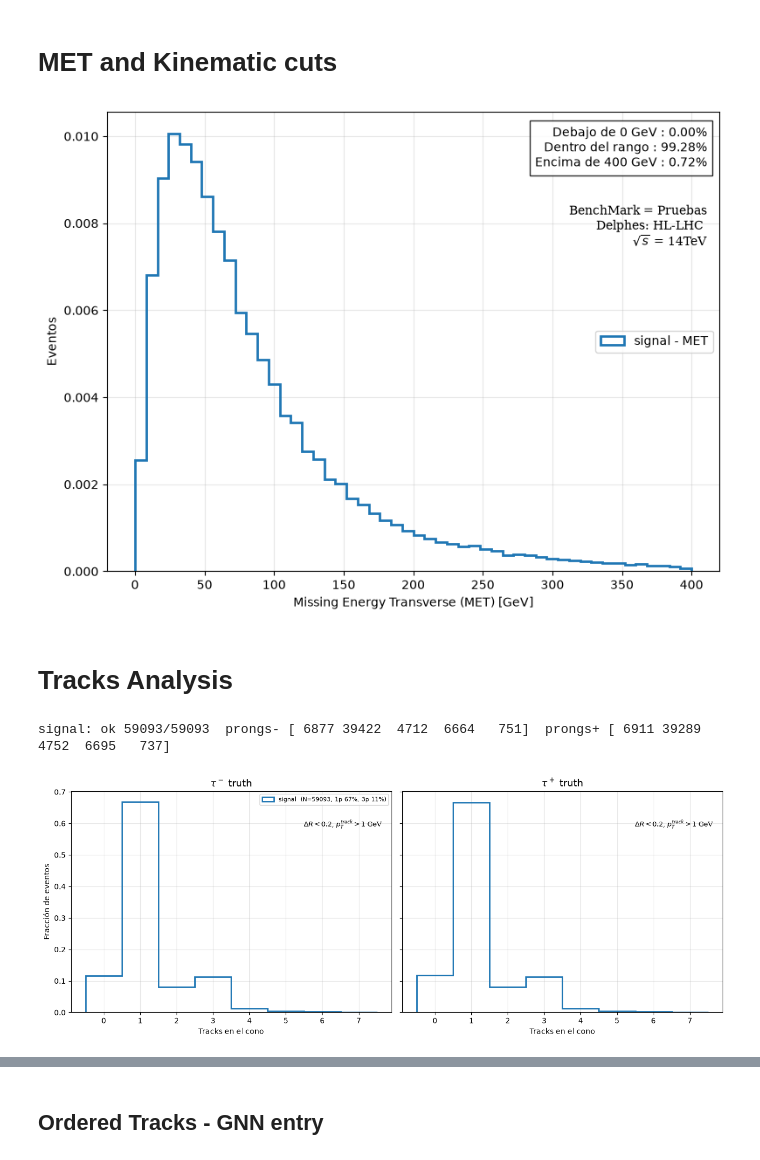
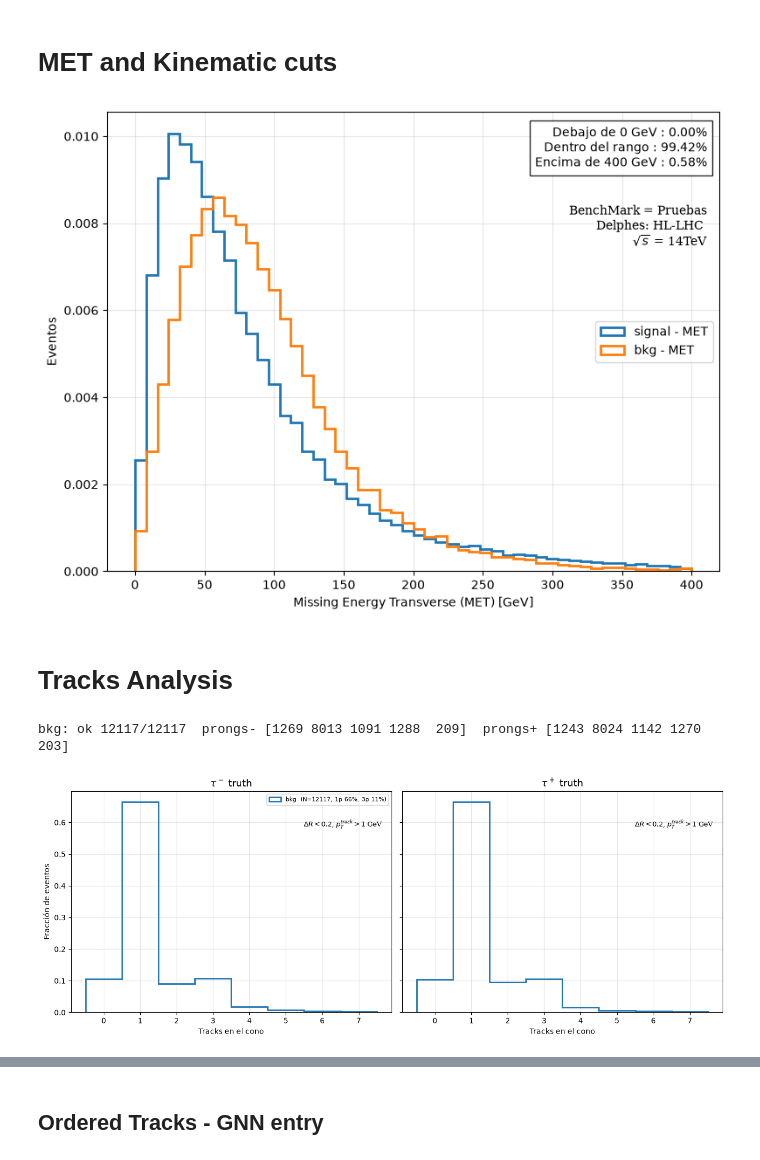
Before and after one commit to Genarobarco/diHiggs-Project, a Jupyter notebook: RecAnalysis/scripts/Rec_Onlyfile.ipynb, the cells around one changed output, grey strips where cells are left out. Cells and saved outputs as stored; diff of their text form; code cells hidden in the pictures.

```diff
--- a/RecAnalysis/scripts/Rec_Onlyfile.ipynb
+++ b/RecAnalysis/scripts/Rec_Onlyfile.ipynb
@@ -167,14 +167,13 @@ def PT_and_IM_of_products(tau1, tau2, b1, b2):
 # Data
 # %%
 common_path_of_data = "/home/usuario/Madgraph/projects/"
-saving_path = '/home/usuario/VSCode/diHiggs-Project/RecAnalysis'
+saving_path = '/home/usuario/VSCode/diHiggs-Project/RecAnalysis/'
 
 Delphes = "HL-LHC"
 Energy_label = "14TeV"
 BenchMark = "Pruebas"
 process = "gg-hhj"
 
-data_to_analyse = f"{Delphes}_{Energy_label}_{BenchMark}_{process}"
 
 extracted_keys = ["Particle.PID", "Particle.Status", "Particle.PT", "Particle.Eta", "Particle.Phi", "Particle.Mass",
             "Jet.PT","Jet.Eta", "Jet.Phi", "Jet.Mass", "Jet.BTag","Jet.TauTag", "MissingET.MET",
@@ -182,7 +181,7 @@ extracted_keys = ["Particle.PID", "Particle.Status", "Particle.PT", "Particle.Et
 
 rutas = {
     'signal': "/home/usuario/Madgraph/projects/BM500_gg-hhj_1800k_reduced/output_ggHH_bbtata_BP1_81_0_delphes_events.root",
-#    'bkg': "/home/usuario/Madgraph/projects/pp_tthj-1800k_reduced/output_pp_tthj_h-tata_1800k_104_0_delphes_events.root",
+    'bkg': "/home/usuario/Madgraph/projects/pp_tthj-1800k_reduced/output_pp_tthj_h-tata_1800k_104_0_delphes_events.root",
 }
 
 def data_loader(rutas):
@@ -191,13 +190,13 @@ def data_loader(rutas):
 
 all_data = data_loader(rutas)
 
-N_data = len(all_data['signal'])
+N_data = len(all_data['bkg'])
 
-folder_path = f'/home/usuario/VSCode/diHiggs-Project/RecAnalysis/{data_to_analyse}'
+data_to_analyse = f"{Delphes}_{Energy_label}_{BenchMark}_{process}"
 
 print_sample_info(Delphes, Energy_label, BenchMark, process, data_to_analyse, N_data)
 
-os.makedirs(folder_path, exist_ok=True)
+os.makedirs(saving_path, exist_ok=True)
 # %% [output]
 ┌─────────────────────────────────────┐
 │           SAMPLE INFORMATION        │
@@ -240,16 +239,16 @@ plt.legend(loc = 'center right')
 plt.grid(alpha=0.3)
 
 plt.tight_layout()
-plt.savefig(f"{folder_path}/MET_distribution.png", dpi=300)
+plt.savefig(f"{saving_path}/{data_to_analyse}/MET_distribution.png", dpi=300)
 plt.show()
 # %% [output]
-[figure, old version]
+[figure, new version]
 # %%
 # Parámetros a definir
 
 # [0, 20, 50, 70, 100, 150]
 
-MET_LowerBond = 0     # GeV
+MET_LowerBond = 100     # GeV
 
 # Jets preselection cuts
 Pre_PT_jet = 20       # GeV
@@ -259,8 +258,8 @@ Pre_eta_jet = 2.5
 Pre_PT_track = 0      # GeV
 Pre_eta_track = 2.5
 
-selected_data_folder_path_jets = f"{data_to_analyse}/Jets/MET{MET_LowerBond}_PT{Pre_PT_jet}_Eta{Pre_eta_jet}"
-selected_data_folder_path_tracks = f"{data_to_analyse}/Tracks/MET{MET_LowerBond}_PT{Pre_PT_track}_Eta{Pre_eta_track}"
+selected_data_folder_path_jets = f"{saving_path}/{data_to_analyse}/Jets/MET{MET_LowerBond}_PT{Pre_PT_jet}_Eta{Pre_eta_jet}"
+selected_data_folder_path_tracks = f"{saving_path}/{data_to_analyse}/Tracks/MET{MET_LowerBond}_PT{Pre_PT_track}_Eta{Pre_eta_track}"
 
 Data_text_ID_jets = ("BenchMark: " f"{BenchMark}" "\n"
                 f"Process: {process}" "\n"
@@ -298,30 +321,6 @@ jets, tracks, gen = build_objects(all_data, MET_LowerBond, Pre_PT_jet, Pre_eta_j
 # ---- parámetros ----
 DR_TAU   = 0.2    # radio del cono alrededor del tau truth
 PT_TRACK = 1    # umbral mínimo de pT de los tracks [GeV]
-
-def match_tracks_to_truth_taus(gen_ev, tracks_ev, dr_tau=DR_TAU, pt_track=PT_TRACK):
-    trk = tracks_ev[tracks_ev.pt > pt_track]
-
-    t2 = gen_ev[(abs(gen_ev.pid) == 15) & (gen_ev.status == 2)]
-    tm_all, tp_all = t2[t2.pid > 0], t2[t2.pid < 0]
-
-    ok = (ak.num(tm_all, axis=1) >= 1) & (ak.num(tp_all, axis=1) >= 1)
-    tm, tp, trk = tm_all[ok], tp_all[ok], trk[ok]
-
-    # el tau del Higgs es el duro; los extra son secundarios del shower (hadrones B)
-    taum = tm[ak.argmax(tm.pt, axis=1, keepdims=True)][:, 0]
-    taup = tp[ak.argmax(tp.pt, axis=1, keepdims=True)][:, 0]
-
-    en_m = taum.deltaR(trk) < dr_tau
-    en_p = taup.deltaR(trk) < dr_tau
-
-    return {"taum": taum, "taup": taup, "tracks": trk,
-            "en_taum": en_m, "en_taup": en_p,
-            "tracks_taum": trk[en_m], "tracks_taup": trk[en_p],
-            "tracks_taus": trk[en_m | en_p],
-            "n_m": ak.num(trk[en_m], axis=1),
-            "n_p": ak.num(trk[en_p], axis=1),
-            "ok": ok}
 
 Tracks_truthTaus = {key: match_tracks_to_truth_taus(gen[key], tracks[key]) for key in gen}
 
@@ -329,35 +328,35 @@ for key, m in Tracks_truthTaus.items():
     print(f"{key}: ok {ak.sum(m['ok'])}/{len(m['ok'])}  "
           f"prongs- {np.bincount(ak.to_numpy(m['n_m']), minlength=5)[:5]}  "
           f"prongs+ {np.bincount(ak.to_numpy(m['n_p']), minlength=5)[:5]}")
 
 bines = np.arange(-0.5, 8.5, 1)
 
 fig, axes = plt.subplots(1, 2, figsize=(13, 5.5), sharey=True)
 
 for ax, campo, lab in [(axes[0], "n_m", r"$\tau^-$ truth"),
                        (axes[1], "n_p", r"$\tau^+$ truth")]:
     for key, m in Tracks_truthTaus.items():
         a = ak.to_numpy(m[campo])
         ax.hist(a, bins=bines, histtype="step", linewidth=2, density=True,
                 label=f"{key}  (N={len(a)}, 1p {100*(a==1).mean():.0f}%, "
                       f"3p {100*(a==3).mean():.0f}%)")
 
     ax.text(0.97, 0.87, fr"$\Delta R < {DR_TAU}$, $p_T^{{track}} > {PT_TRACK}$ GeV",
          ha="right", va="top", fontsize=9, family="DejaVu Serif", transform=ax.transAxes)
     ax.set_title(lab, fontsize=13)
     ax.set_xlabel("Tracks en el cono")
     ax.set_xticks(range(0, 8))
     ax.grid(alpha=0.3)
 
 axes[0].set_ylabel("Fracción de eventos")
 axes[0].legend(fontsize=8, loc="upper right")
 
 plt.tight_layout(rect=(0, 0, 1, 0.93))
 plt.savefig(f"{selected_data_folder_path_tracks}/Prongs_truth_matched.png", dpi=300)
 plt.show()
 # %% [output]
-signal: ok 59093/59093  prongs- [ 6877 39422  4712  6664   751]  prongs+ [ 6911 39289  4752  6695   737]
+bkg: ok 12117/12117  prongs- [1269 8013 1091 1288  209]  prongs+ [1243 8024 1142 1270  203]
-[figure, old version]
+[figure, new version]
 # %%
 pt_data = {key: ak.to_numpy(ak.flatten(tracks[key].pt)) for key in tracks}
 eta_data = {key: ak.to_numpy(ak.flatten(tracks[key].eta)) for key in tracks}
```
Also changed, not shown: parts of 30 cells of this notebook, 38 other files.
